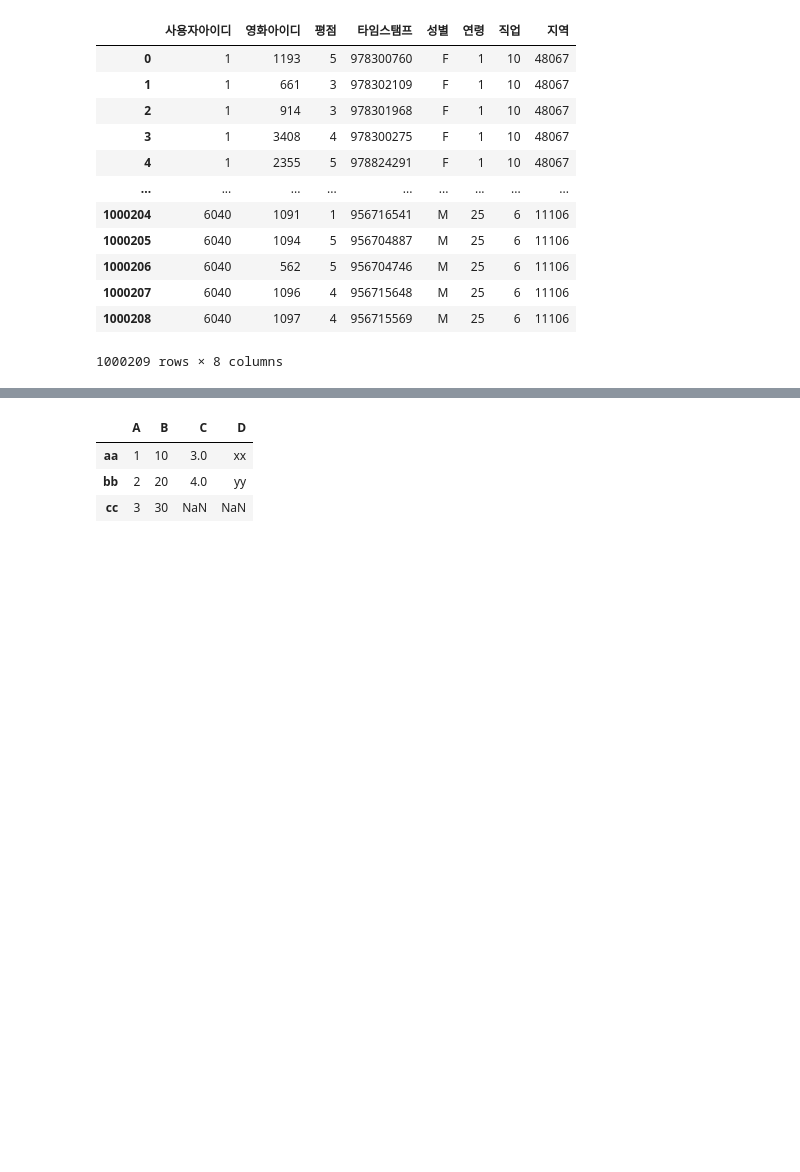
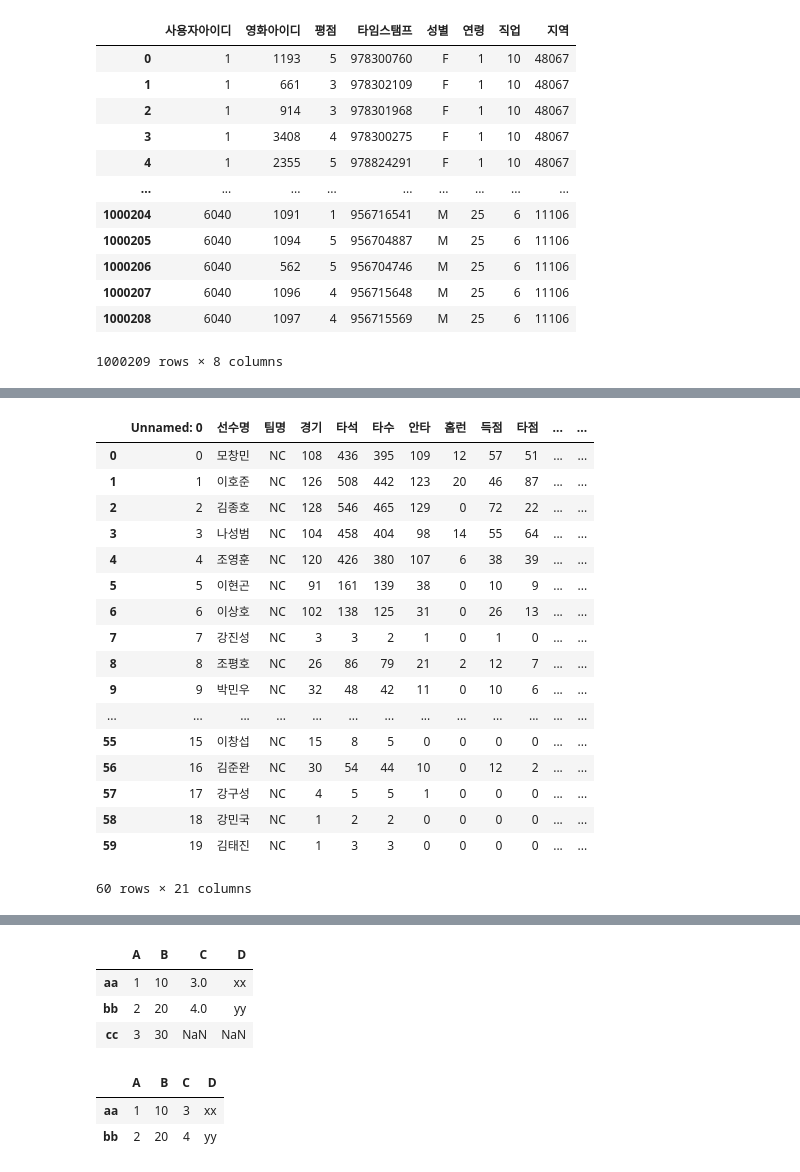
Before and after one commit to dy5299/bigdata, a Jupyter notebook: 03 Pandas/Day9-10 데이터 가공 1 - 데이터 합치기 (merge, concat).ipynb, the cells around one changed output, grey strips where cells are left out. Cells and saved outputs as stored; diff of their text form; code cells hidden in the pictures; blank space fills up the shorter version.

Commit message:
concat

```diff
--- a/03 Pandas/Day9-10 데이터 가공 1 - 데이터 합치기 (merge, concat).ipynb
+++ b/03 Pandas/Day9-10 데이터 가공 1 - 데이터 합치기 (merge, concat).ipynb
@@ -211,6 +247,35 @@ df2 = DataFrame([[3,'cc'],[4,'dd']],
 # 실제 데이터 실습
 #  data/NC Dinos.xlsx 파일에서 2013, 2014, 2015시즌 정보를 읽어서, 각각 NC13, NC14, NC15에 저장한 후에,
 # 3개년도 정보를 하나의 데이터프레임 NCAll에 저장하기
+# %%
+NC13, NC14, NC15 = pd.read_excel('data/NC Dinos.xlsx', sheet_name=None).values()
+# %%
+# 연도 컬럼 추가
+NC13['연도'] = 2013
+NC14['연도'] = 2014
+NC15['연도'] = 2015
+# %%
+NCAll = pd.concat([NC13,NC14,NC15], ignore_index=True)
+NCAll
+# %% [output]
+|  | Unnamed: 0 | 선수명 | 팀명 | 경기 | 타석 | 타수 | 안타 | 홈런 | 득점 | 타점 | ... | ... |
+| 0 | 0 | 모창민 | NC | 108 | 436 | 395 | 109 | 12 | 57 | 51 | ... | ... |
+| 1 | 1 | 이호준 | NC | 126 | 508 | 442 | 123 | 20 | 46 | 87 | ... | ... |
+| 2 | 2 | 김종호 | NC | 128 | 546 | 465 | 129 | 0 | 72 | 22 | ... | ... |
+| 3 | 3 | 나성범 | NC | 104 | 458 | 404 | 98 | 14 | 55 | 64 | ... | ... |
+| 4 | 4 | 조영훈 | NC | 120 | 426 | 380 | 107 | 6 | 38 | 39 | ... | ... |
+| 5 | 5 | 이현곤 | NC | 91 | 161 | 139 | 38 | 0 | 10 | 9 | ... | ... |
+| 6 | 6 | 이상호 | NC | 102 | 138 | 125 | 31 | 0 | 26 | 13 | ... | ... |
+| 7 | 7 | 강진성 | NC | 3 | 3 | 2 | 1 | 0 | 1 | 0 | ... | ... |
+| 8 | 8 | 조평호 | NC | 26 | 86 | 79 | 21 | 2 | 12 | 7 | ... | ... |
+| 9 | 9 | 박민우 | NC | 32 | 48 | 42 | 11 | 0 | 10 | 6 | ... | ... |
+| ... | ... | ... | ... | ... | ... | ... | ... | ... | ... | ... | ... | ... |
+| 55 | 15 | 이창섭 | NC | 15 | 8 | 5 | 0 | 0 | 0 | 0 | ... | ... |
+| 56 | 16 | 김준완 | NC | 30 | 54 | 44 | 10 | 0 | 12 | 2 | ... | ... |
+| 57 | 17 | 강구성 | NC | 4 | 5 | 5 | 1 | 0 | 0 | 0 | ... | ... |
+| 58 | 18 | 강민국 | NC | 1 | 2 | 2 | 0 | 0 | 0 | 0 | ... | ... |
+| 59 | 19 | 김태진 | NC | 1 | 3 | 3 | 0 | 0 | 0 | 0 | ... | ... |
+60 rows × 21 columns
 # %% [markdown]
 ## 4-3. concat(axis = 1)
 <img src="img/4강/concat1예제.jpg" alt="csv파일예제" style="width: 800px;"/>
@@ -228,3 +293,10 @@ pd.concat([df1, df2], axis = 1, sort=True)
 | aa | 1 | 10 | 3.0 | xx |
 | bb | 2 | 20 | 4.0 | yy |
 | cc | 3 | 30 | NaN | NaN |
+# %%
+# inner join
+pd.concat([df1, df2], axis = 1, sort=True, join='inner')
+# %% [output]
+|  | A | B | C | D |
+| aa | 1 | 10 | 3 | xx |
+| bb | 2 | 20 | 4 | yy |
```
Also changed, not shown: parts of 17 cells of this notebook.
